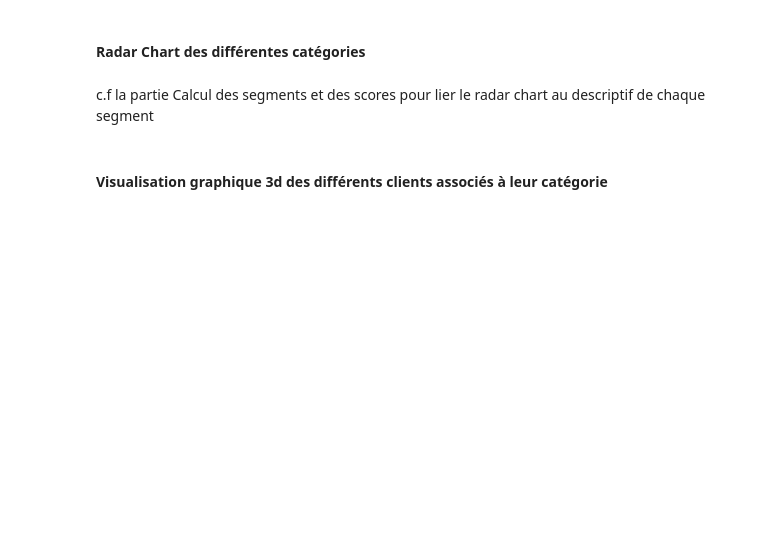
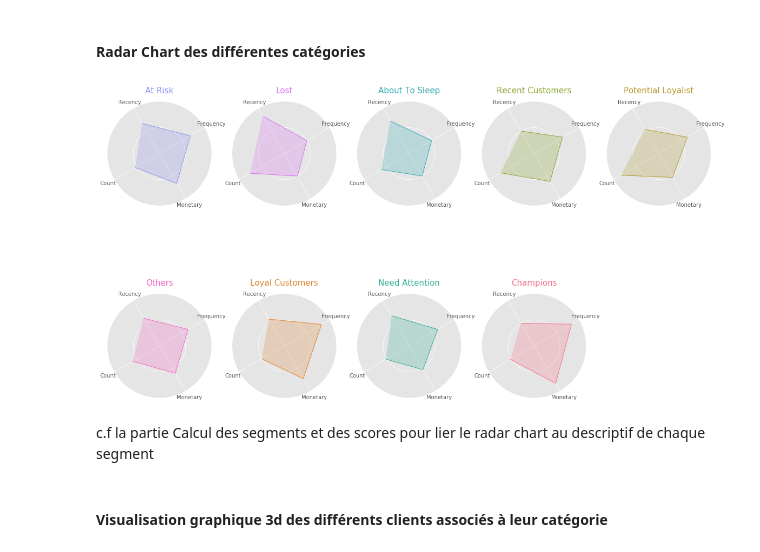
Before and after one commit to MGL56/Projet_4, a Jupyter notebook: Projet_5.ipynb, the cells around one changed output. Cells and saved outputs as stored; diff of their text form; code cells hidden in the pictures; blank space fills up the shorter version.

```diff
--- a/Projet_5.ipynb
+++ b/Projet_5.ipynb
@@ -1222,6 +1190,18 @@ Chaque client est caractérisé en fonction de la note pour chaque variable R, F
  - At Risk : dépensaient beaucoup, achetaient souvent mais il y a lomgtemps
  - Lost : peu dépensiers, peu fréquements, a acheté il y a un moment
  - Others : pas catégorisable
+# %%
+categories_1 = ["Champions",
+                "Loyal Customers",
+                "Potential Loyalist",
+                "Recent Customers",
+                "Promising",
+                "Need Attention",
+                "About To Sleep",
+                "Can't Lose Them",
+                "At Risk",
+                "Lost",
+                "Others"]
 # %%
 def calculSegment(rfm):
     """
@@ -1342,20 +1342,23 @@ def radar_plot(rfmTable, label_score, colors) :
         # Draw one axe per variable + add labels labels yet
         plt.yticks(color="grey", size=2)
         values = df_plot_std.loc[segment].values
-        ax.plot(angles, values, colors[i], 'o-', linewidth=1)
-        ax.fill(angles, values, colors[i], alpha=0.25)
+        ax.plot(angles, values, colors[segment], 'o-', linewidth=1)
+        ax.fill(angles, values, colors[segment], alpha=0.25)
         ax.set_xticks(angles)
         ax.set_xticklabels(categories)
-        ax.set_title(segment, size=15, color=colors[i])
+        ax.set_title(segment, size=15, color=colors[segment])
         ax.grid(True)
         plt.ylim(-1.5, 1.5)
 
     plt.show()
 # %%
 # Liste des couleurs pour chaque segment
-palette = sns.color_palette("husl", 9)
-colors_1 = palette.as_hex()
+palette_1 = sns.color_palette("husl", len(categories_1))
+colors_1 = {label: color for label, color in zip(categories_1,
+                                                 palette_1.as_hex())}
 radar_plot(rfmTable_1, 'RFM Score', colors_1)
+# %% [output]
+[figure, added]
 # %% [markdown]
 c.f la partie Calcul des segments et des scores pour lier le radar chart au descriptif de chaque segment
 # %% [markdown]
```
Also changed, not shown: parts of 65 cells of this notebook, 2 other files.
